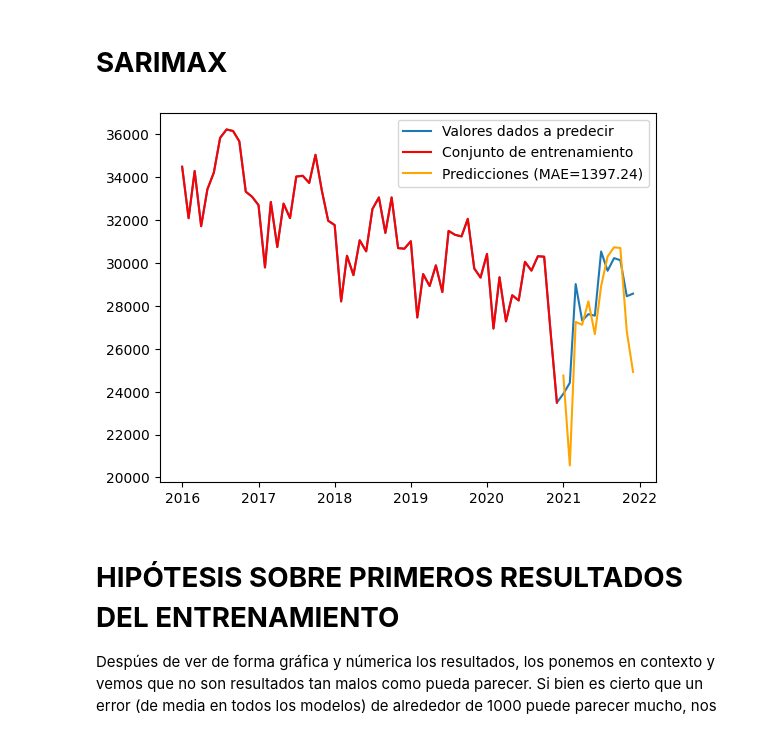
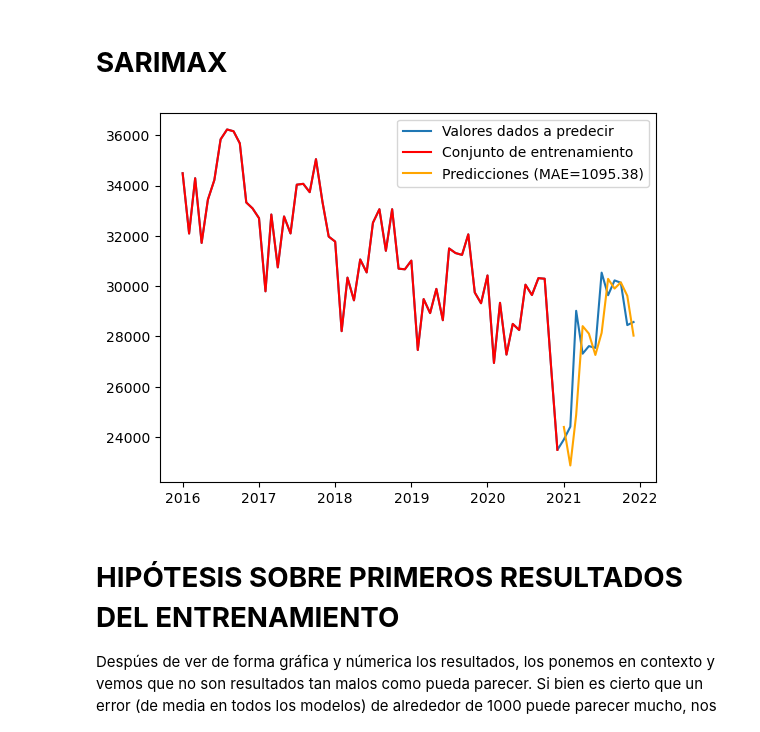
Before and after one commit to MarioGRBlanco/MCP, a Jupyter notebook: 3_seriesVersion2.ipynb, the cells around one changed output. Saved outputs shown, nothing was run; the diff lists cells and outputs as text; code cells hidden in the pictures.

Commit message:
Revisiones de ortografia y cambios de parametros SARIMAX

```diff
--- a/3_seriesVersion2.ipynb
+++ b/3_seriesVersion2.ipynb
@@ -419,23 +419,23 @@ plt.show()
 # %%
 import statsmodels.api as sm
 warnings.filterwarnings('ignore')
 warnings.simplefilter('ignore')
 
 X_hat_series = X21
 for t in T_missing:
     series = X21
-    model = sm.tsa.statespace.SARIMAX(XVALUES[:t], order=(2,1,2), seasonal_order=(1,1,1,12))
+    model = sm.tsa.statespace.SARIMAX(XVALUES[:t], order=(1,1,2), seasonal_order=(1,0,1,12))
     model_fit = model.fit()
     X_hat_series = np.hstack((X_hat_series, model_fit.predict(start=t,end=t,dynamic=True)))
 mae = mean_absolute_error(XVALUES[T_missing], X_hat_series[T_missing])
 
 plt.plot(X_sum["TIEMPO"],XVALUES, label='Valores dados a predecir')
 plt.plot(XTIME, X21, color='red', label='Conjunto de entrenamiento')
 plt.plot(X_sum["TIEMPO"][T_missing],X_hat_series[T_missing], color='orange', label=f'Predicciones (MAE={mae:.2f})')
 plt.legend()
 plt.show()
 # %% [output]
-[figure, old version]
+[figure, new version]
 # %% [markdown]
 # **HIPÓTESIS SOBRE PRIMEROS RESULTADOS DEL ENTRENAMIENTO**
 
```
Also changed, not shown: parts of 11 cells of this notebook, 2 other files.
